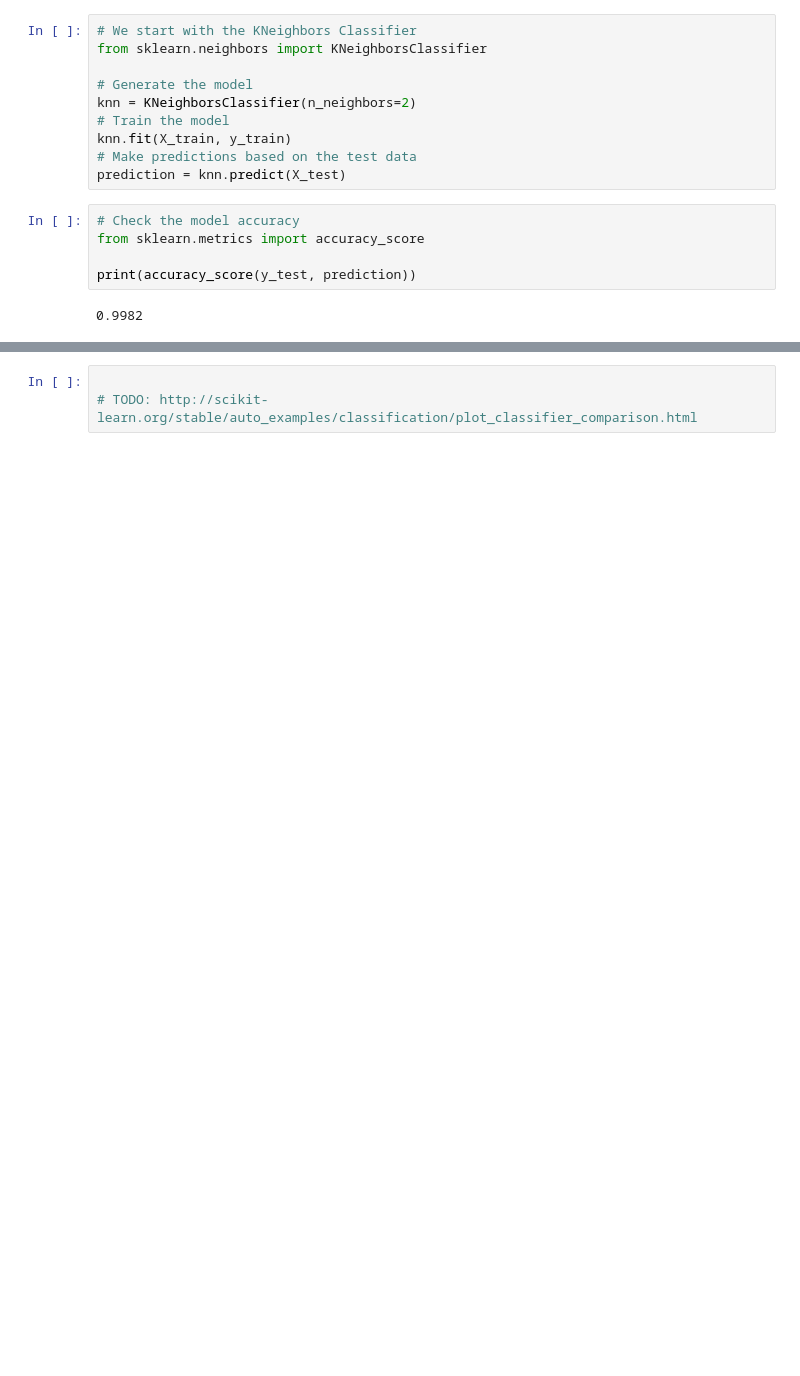
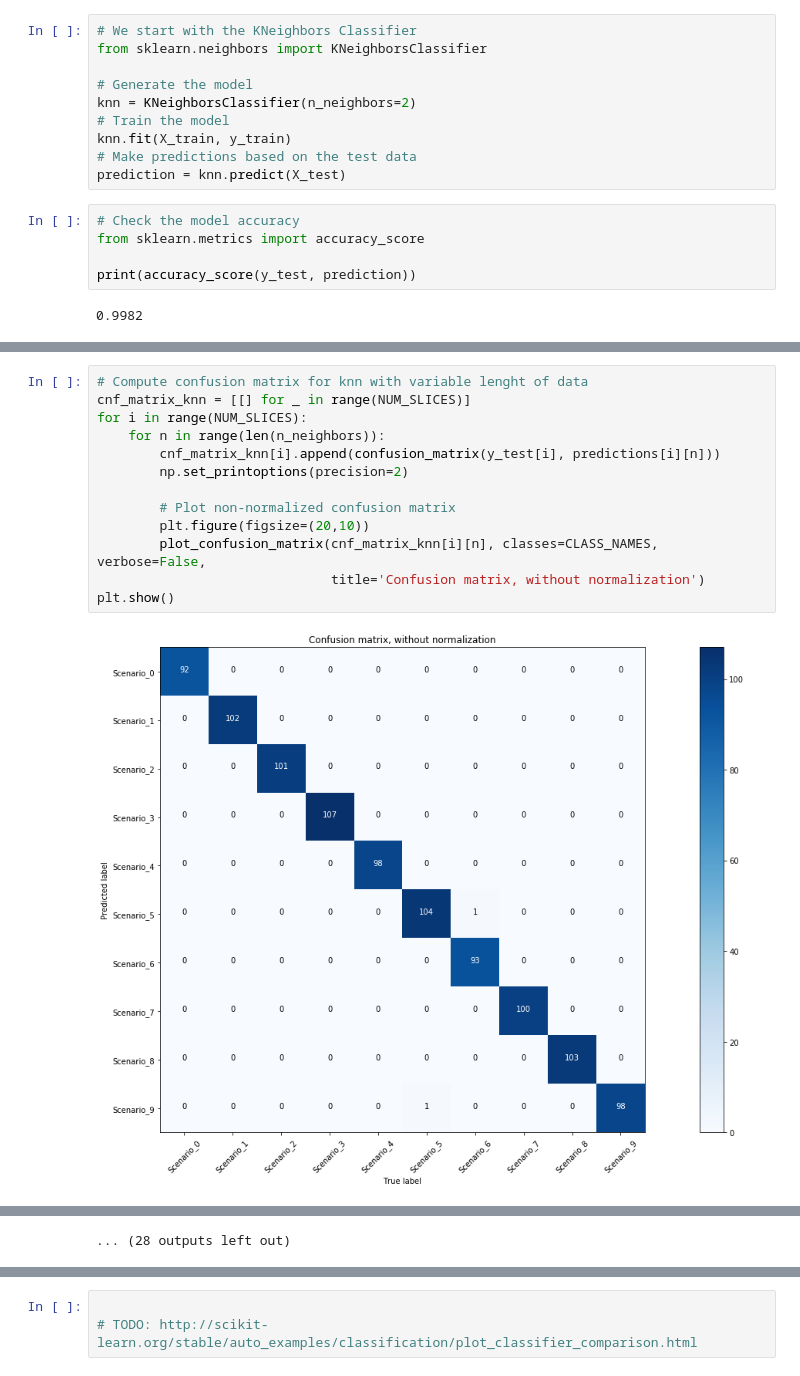
Before and after one commit to primercuervo/cognitive_radio_ml, a Jupyter notebook: notebooks/alg_test.ipynb, the cells around one changed output, grey strips where cells are left out. Drawn from its saved outputs; the diff is of its cells as text; blank space fills up the shorter version.

```diff
--- a/notebooks/alg_test.ipynb
+++ b/notebooks/alg_test.ipynb
@@ -138,0 +284,15 @@ print(accs)
+# %%
+# Compute confusion matrix for knn with variable lenght of data
+cnf_matrix_knn = [[] for _ in range(NUM_SLICES)]
+for i in range(NUM_SLICES):
+    for n in range(len(n_neighbors)):
+        cnf_matrix_knn[i].append(confusion_matrix(y_test[i], predictions[i][n]))
+        np.set_printoptions(precision=2)
+
+        # Plot non-normalized confusion matrix
+        plt.figure(figsize=(20,10))
+        plot_confusion_matrix(cnf_matrix_knn[i][n], classes=CLASS_NAMES, verbose=False,
+                              title='Confusion matrix, without normalization')
+plt.show()
+# %% [output]
+[figure, added]
@@ -139,3 +310,4 @@ print(accs)
+... (28 outputs left out)
 # %%
 # Training in a loop using SVM
 # http://scikit-learn.org/stable/modules/svm.html
```
Also changed, not shown: parts of 20 cells of this notebook, 2 other files.
